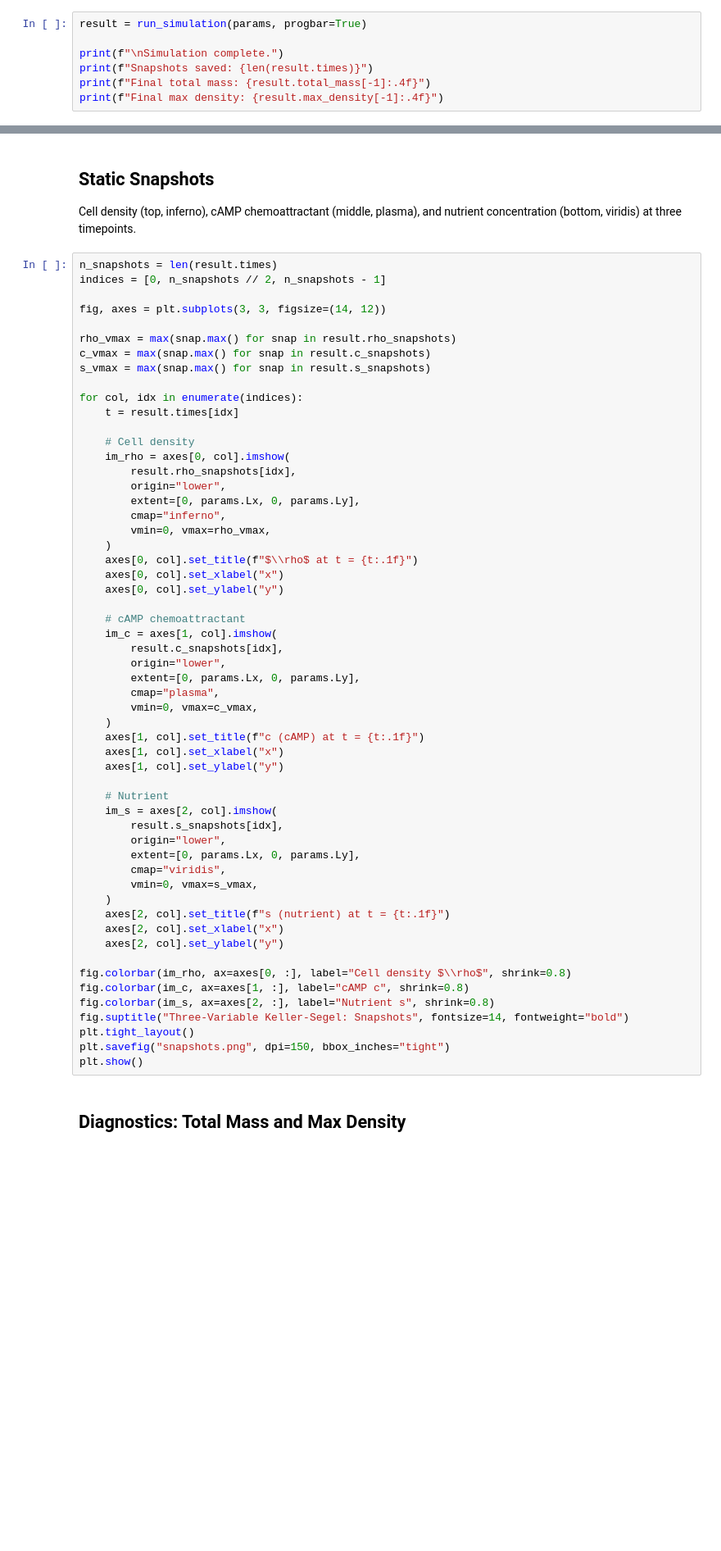
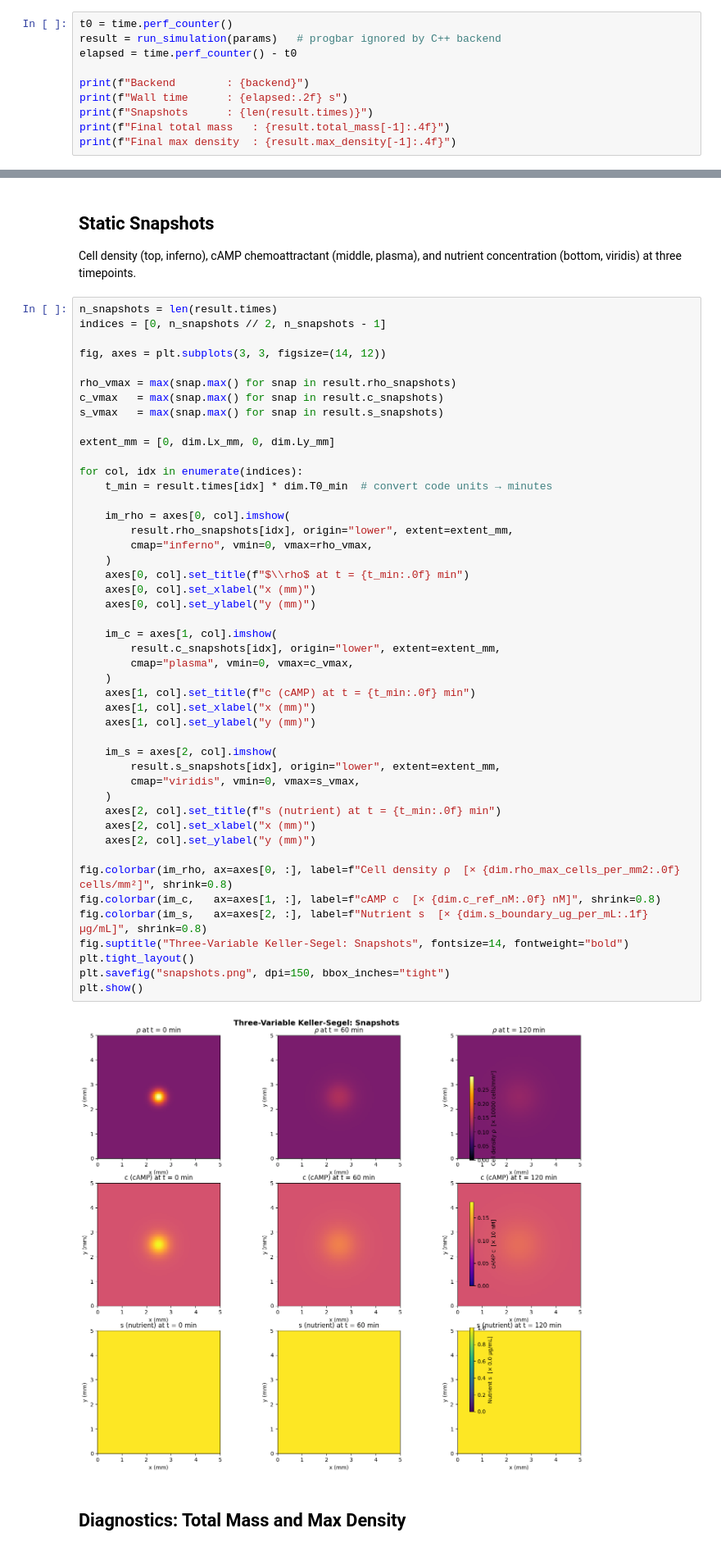
Before and after one commit to kylehtunis/keller-segel, a Jupyter notebook: analysis.ipynb, the cells around one changed output, grey strips where cells are left out. Shown at 82% size. Saved outputs shown, nothing was run; the diff lists cells and outputs as text; blank space fills up the shorter version.

```diff
--- a/analysis.ipynb
+++ b/analysis.ipynb
@@ -67,9 +113,12 @@ print(f"Nutrient consumption rate mu_max/Y: {params.mu_max / params.Y:.4f}")
 # %% [markdown]
 ## Run Simulation
 # %%
-result = run_simulation(params, progbar=True)
+t0 = time.perf_counter()
+result = run_simulation(params)   # progbar ignored by C++ backend
+elapsed = time.perf_counter() - t0
 
-print(f"\nSimulation complete.")
-print(f"Snapshots saved: {len(result.times)}")
-print(f"Final total mass: {result.total_mass[-1]:.4f}")
-print(f"Final max density: {result.max_density[-1]:.4f}")
+print(f"Backend        : {backend}")
+print(f"Wall time      : {elapsed:.2f} s")
+print(f"Snapshots      : {len(result.times)}")
+print(f"Final total mass   : {result.total_mass[-1]:.4f}")
+print(f"Final max density  : {result.max_density[-1]:.4f}")
@@ -80,59 +135,51 @@ Cell density (top, inferno), cAMP chemoattractant (middle, plasma), and nutrient
 # %%
 n_snapshots = len(result.times)
 indices = [0, n_snapshots // 2, n_snapshots - 1]
 
 fig, axes = plt.subplots(3, 3, figsize=(14, 12))
 
 rho_vmax = max(snap.max() for snap in result.rho_snapshots)
-c_vmax = max(snap.max() for snap in result.c_snapshots)
-s_vmax = max(snap.max() for snap in result.s_snapshots)
+c_vmax   = max(snap.max() for snap in result.c_snapshots)
+s_vmax   = max(snap.max() for snap in result.s_snapshots)
+
+extent_mm = [0, dim.Lx_mm, 0, dim.Ly_mm]
 
 for col, idx in enumerate(indices):
-    t = result.times[idx]
+    t_min = result.times[idx] * dim.T0_min  # convert code units → minutes
 
-    # Cell density
     im_rho = axes[0, col].imshow(
-        result.rho_snapshots[idx],
-        origin="lower",
-        extent=[0, params.Lx, 0, params.Ly],
-        cmap="inferno",
-        vmin=0, vmax=rho_vmax,
+        result.rho_snapshots[idx], origin="lower", extent=extent_mm,
+        cmap="inferno", vmin=0, vmax=rho_vmax,
     )
-    axes[0, col].set_title(f"$\\rho$ at t = {t:.1f}")
-    axes[0, col].set_xlabel("x")
-    axes[0, col].set_ylabel("y")
+    axes[0, col].set_title(f"$\\rho$ at t = {t_min:.0f} min")
+    axes[0, col].set_xlabel("x (mm)")
+    axes[0, col].set_ylabel("y (mm)")
 
-    # cAMP chemoattractant
     im_c = axes[1, col].imshow(
-        result.c_snapshots[idx],
-        origin="lower",
-        extent=[0, params.Lx, 0, params.Ly],
-        cmap="plasma",
-        vmin=0, vmax=c_vmax,
+        result.c_snapshots[idx], origin="lower", extent=extent_mm,
+        cmap="plasma", vmin=0, vmax=c_vmax,
     )
-    axes[1, col].set_title(f"c (cAMP) at t = {t:.1f}")
-    axes[1, col].set_xlabel("x")
-    axes[1, col].set_ylabel("y")
+    axes[1, col].set_title(f"c (cAMP) at t = {t_min:.0f} min")
+    axes[1, col].set_xlabel("x (mm)")
+    axes[1, col].set_ylabel("y (mm)")
 
-    # Nutrient
     im_s = axes[2, col].imshow(
-        result.s_snapshots[idx],
-        origin="lower",
-        extent=[0, params.Lx, 0, params.Ly],
-        cmap="viridis",
-        vmin=0, vmax=s_vmax,
+        result.s_snapshots[idx], origin="lower", extent=extent_mm,
+        cmap="viridis", vmin=0, vmax=s_vmax,
     )
-    axes[2, col].set_title(f"s (nutrient) at t = {t:.1f}")
-    axes[2, col].set_xlabel("x")
-    axes[2, col].set_ylabel("y")
+    axes[2, col].set_title(f"s (nutrient) at t = {t_min:.0f} min")
+    axes[2, col].set_xlabel("x (mm)")
+    axes[2, col].set_ylabel("y (mm)")
 
-fig.colorbar(im_rho, ax=axes[0, :], label="Cell density $\\rho$", shrink=0.8)
-fig.colorbar(im_c, ax=axes[1, :], label="cAMP c", shrink=0.8)
-fig.colorbar(im_s, ax=axes[2, :], label="Nutrient s", shrink=0.8)
+fig.colorbar(im_rho, ax=axes[0, :], label=f"Cell density ρ  [× {dim.rho_max_cells_per_mm2:.0f} cells/mm²]", shrink=0.8)
+fig.colorbar(im_c,   ax=axes[1, :], label=f"cAMP c  [× {dim.c_ref_nM:.0f} nM]", shrink=0.8)
+fig.colorbar(im_s,   ax=axes[2, :], label=f"Nutrient s  [× {dim.s_boundary_ug_per_mL:.1f} µg/mL]", shrink=0.8)
 fig.suptitle("Three-Variable Keller-Segel: Snapshots", fontsize=14, fontweight="bold")
 plt.tight_layout()
 plt.savefig("snapshots.png", dpi=150, bbox_inches="tight")
 plt.show()
+# %% [output]
+[figure, added]
 # %% [markdown]
 ## Diagnostics: Total Mass and Max Density
 # %%
```
Also changed, not shown: parts of 9 cells of this notebook, 8 other files.
